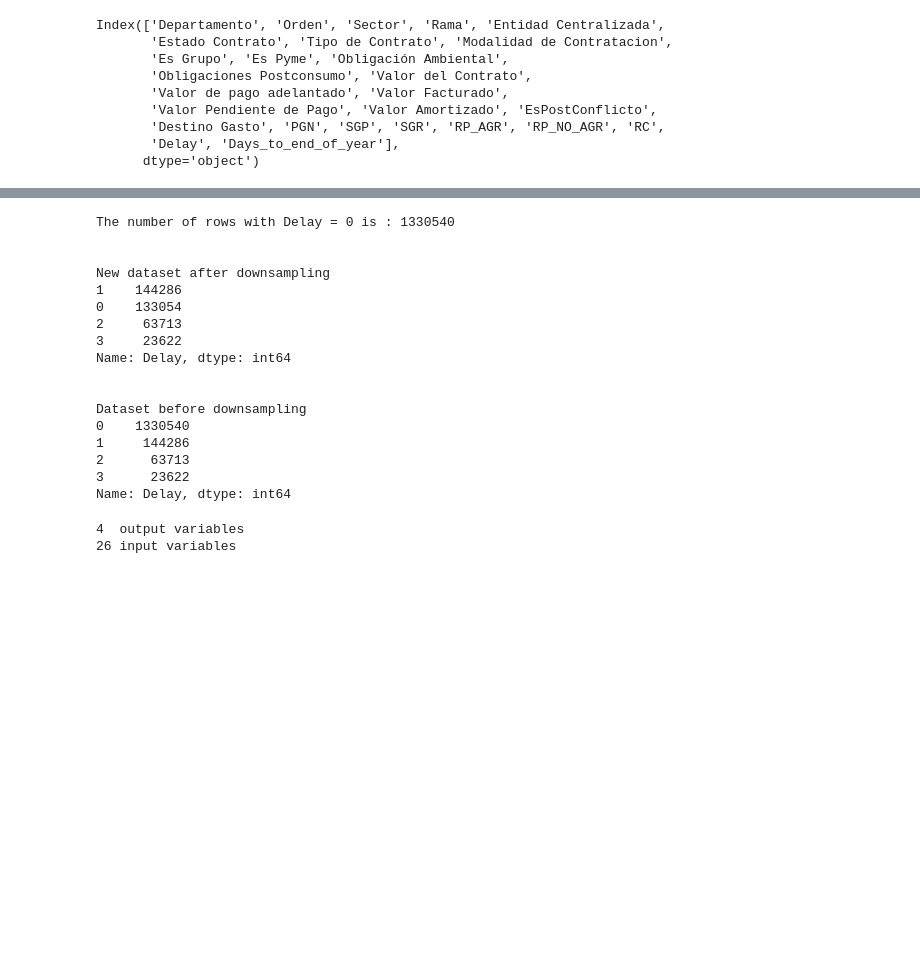
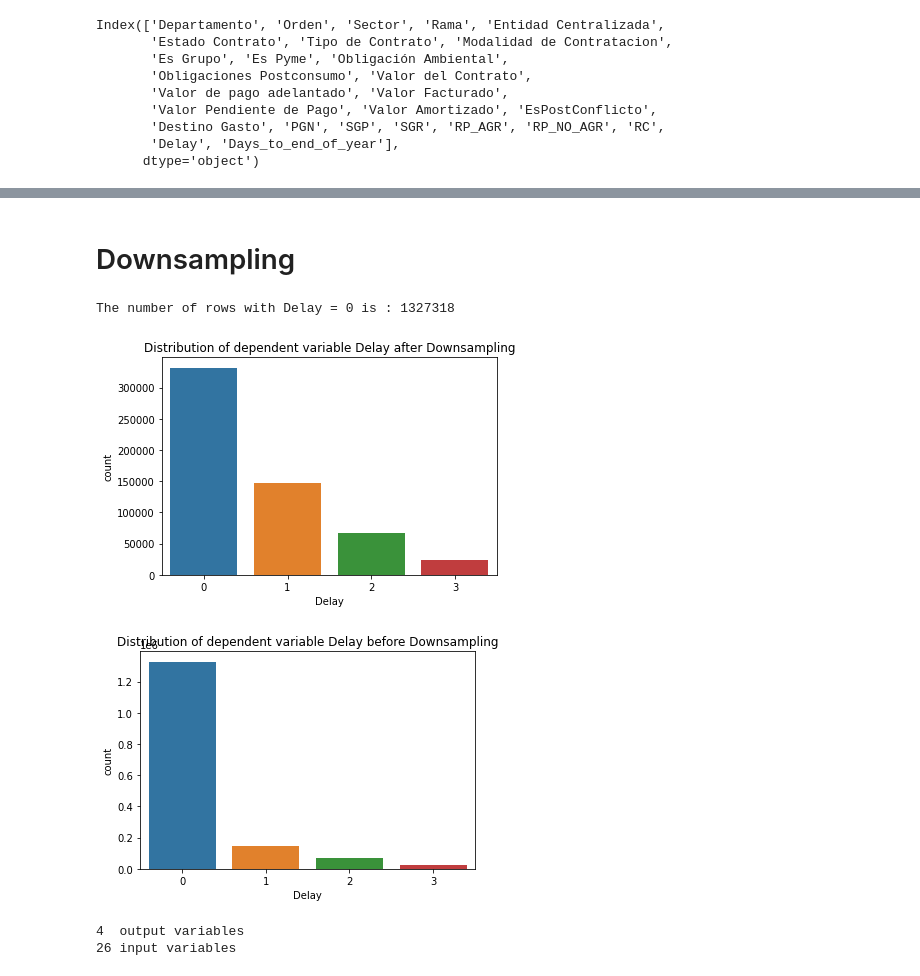
Before and after one commit to lumariaap15/secop-ds4a, a Jupyter notebook: Neural_Network.ipynb, the cells around one changed output, grey strips where cells are left out. Drawn from its saved outputs; the diff is of its cells as text; code cells hidden in the pictures; blank space fills up the shorter version.

Commit message:
downsampling graphs

```diff
--- a/Neural_Network.ipynb
+++ b/Neural_Network.ipynb
@@ -62,41 +62,34 @@ memory usage: 165.4 MB
+# %% [markdown]
+# Downsampling
 # %%
 DelayZero_rows = len(df[df['Delay']==0])
 print('The number of rows with Delay = 0 is : ' + str(DelayZero_rows))
 
 # Rows to delete in downsampling
-rows_to_delete = int(0.9*DelayZero_rows)
+rows_to_delete = int(0.75*DelayZero_rows)
 
 # Select all indices
 candidate_indices = df[df['Delay']==0].index
 
 # Randomly Select 35% of all indices
 candidate_indices = np.random.choice(candidate_indices, size = rows_to_delete, replace = False)
 df_DownSampling = df.drop(candidate_indices)
 
+#Bar plot of DownSampling dataset
+sns.countplot(df_DownSampling.Delay)
+plt.title('Distribution of dependent variable Delay after Downsampling')
+plt.show()
+
 print('\n')
-print('New dataset after downsampling')
-print(df_DownSampling.Delay.value_counts())
-print('\n')
-print('Dataset before downsampling')
-print(df.Delay.value_counts())
+
+#Bar plot of df.Delay.value_counts()
+sns.countplot(df.Delay)
+plt.title('Distribution of dependent variable Delay before Downsampling')
+plt.show()
 # %% [output]
-The number of rows with Delay = 0 is : 1330540
-
-
-New dataset after downsampling
-1    144286
-0    133054
-2     63713
-3     23622
-Name: Delay, dtype: int64
-
-
-Dataset before downsampling
-0    1330540
-1     144286
-2      63713
-3      23622
-Name: Delay, dtype: int64
+The number of rows with Delay = 0 is : 1327318
+[figure, added]
+[figure, added]
 # %%
 df = df_DownSampling
 # %%
```
Also changed, not shown: parts of 3 cells of this notebook.
